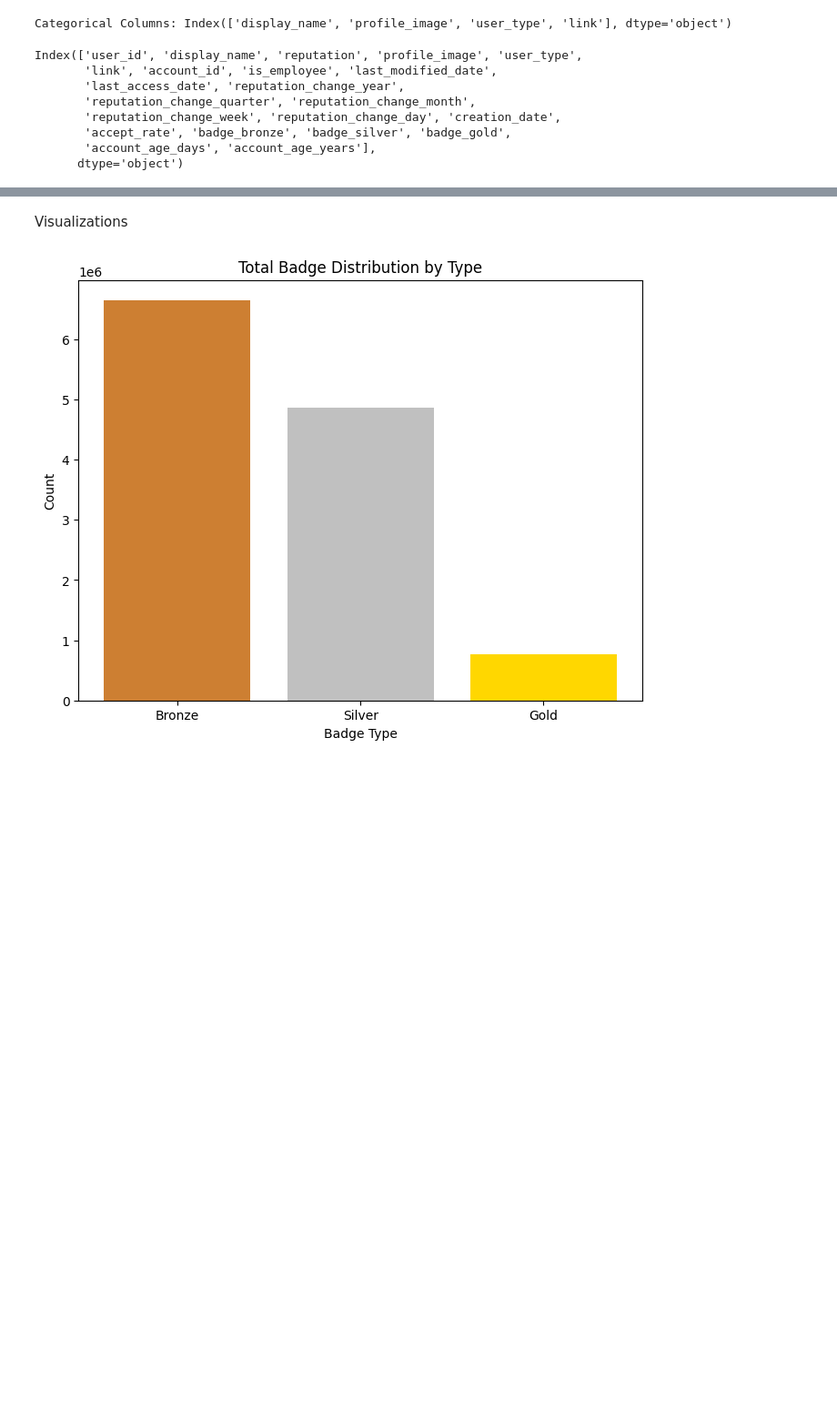
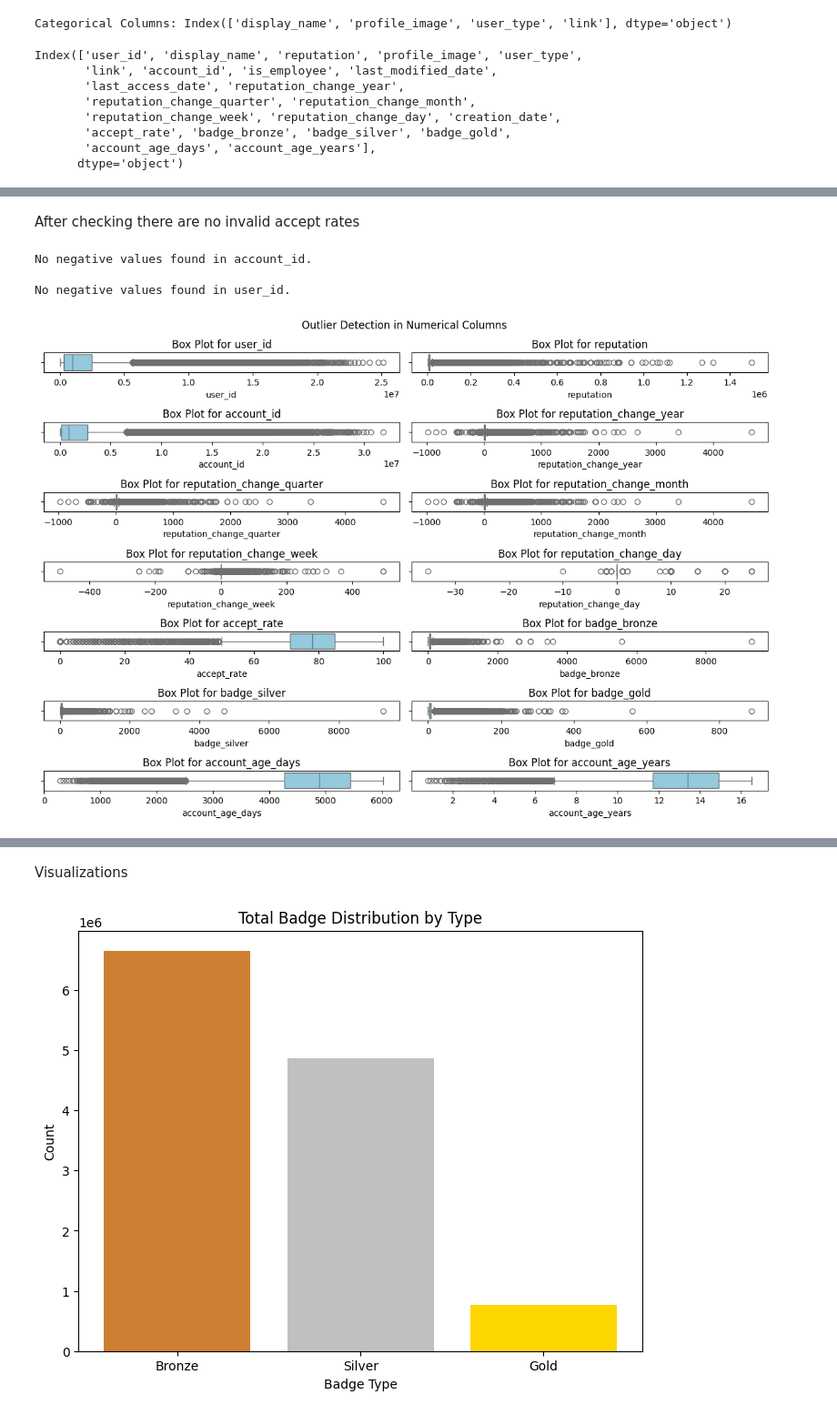
Before and after one commit to AkhilaAnnireddy/Machine_learning_project, a Jupyter notebook: Datacleaning/Data_cleaning.ipynb, the cells around one changed output, grey strips where cells are left out. Shown at 91% size. Saved outputs shown, nothing was run; the diff lists cells and outputs as text; code cells hidden in the pictures; blank space fills up the shorter version.

```diff
--- a/Datacleaning/Data_cleaning.ipynb
+++ b/Datacleaning/Data_cleaning.ipynb
@@ -270,3 +270,11 @@ Index(['user_id', 'display_name', 'reputation', 'profile_image', 'user_type',
        'accept_rate', 'badge_bronze', 'badge_silver', 'badge_gold',
        'account_age_days', 'account_age_years'],
       dtype='object')
+# %%
+invalid_accept_rate = user_data[(user_data['accept_rate'] < 0) | (user_data['accept_rate'] > 100)]
+print("Invalid 'accept_rate' values:")
+print(invalid_accept_rate)
+user_data.loc[(user_data['accept_rate'] < 0) | (user_data['accept_rate'] > 100), 'accept_rate'] = np.nan
+median_accept_rate = user_data['accept_rate'].median()
+user_data['accept_rate'].fillna(median_accept_rate, inplace=True)
+print("Invalid 'accept_rate' entries corrected.")
@@ -272,0 +295,37 @@ Index(['user_id', 'display_name', 'reputation', 'profile_image', 'user_type',
+# %% [markdown]
+After checking there are no invalid accept rates
+# %%
+negative_account_ids = user_data[user_data['account_id'] < 0]
+negative_user_ids = user_data[user_data['user_id'] < 0]
+if not negative_account_ids.empty:
+    print("Negative values found in account_id:")
+    print(negative_account_ids[['account_id']])
+else:
+    print("No negative values found in account_id.")
+
+if not negative_user_ids.empty:
+    print("\nNegative values found in user_id:")
+    print(negative_user_ids[['user_id']])
+else:
+    print("\nNo negative values found in user_id.")
+# %% [output]
+No negative values found in account_id.
+
+No negative values found in user_id.
+# %%
+# Select numerical columns from the dataset
+numerical_columns = user_data.select_dtypes(include=['int64', 'float64']).columns
+
+# Generate box plots for each numerical column
+plt.figure(figsize=(12, 8))
+for i, column in enumerate(numerical_columns, 1):
+    plt.subplot((len(numerical_columns) + 1) // 2, 2, i)
+    sns.boxplot(x=user_data[column], color='skyblue')
+    plt.title(f'Box Plot for {column}')
+    plt.xlabel(column)
+    plt.tight_layout()
+
+plt.suptitle('Outlier Detection in Numerical Columns', y=1.02)
+plt.show()
+# %% [output]
+[figure, added]
```
Also changed, not shown: parts of 6 cells of this notebook, 3 other files.
